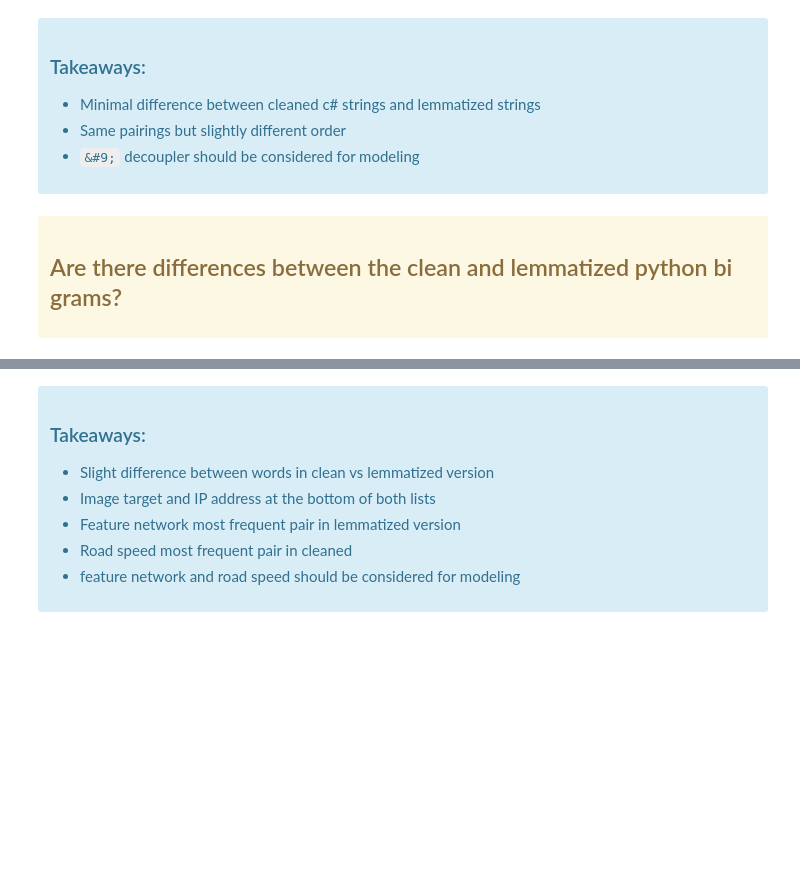
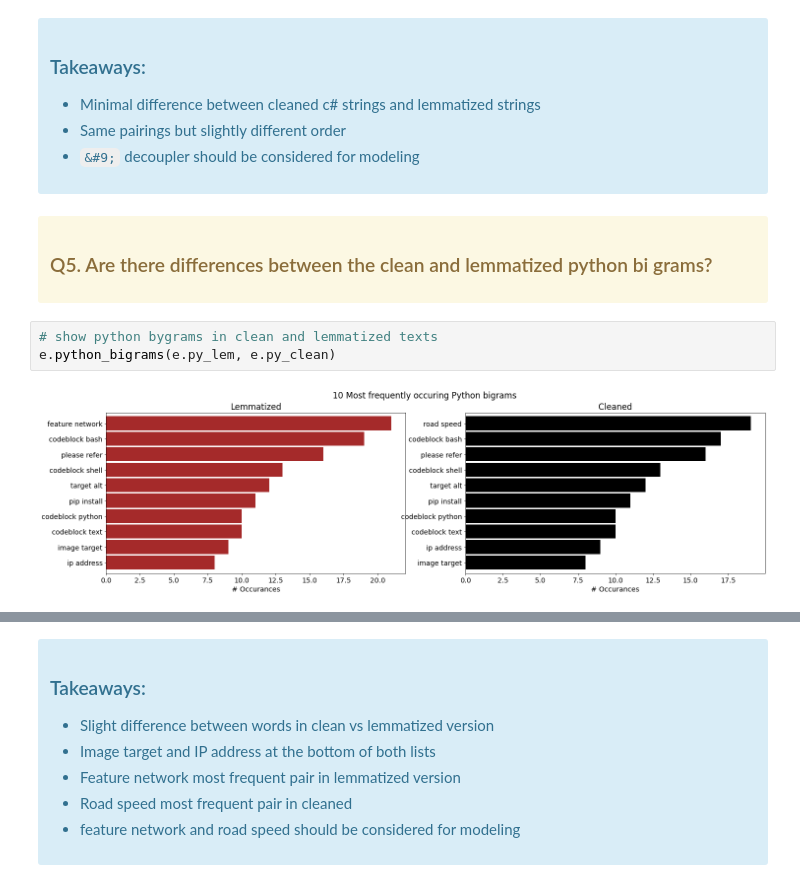
Before and after one commit to Codeup-Mirzakhani-Group1-NLP-Project/Codeup-Mirzakhani-GitHub-Scrape-NLP-Project, a Jupyter notebook: Final_Notebook_Draft.ipynb, the cells around one changed output, grey strips where cells are left out. Cells and saved outputs as stored; diff of their text form; blank space fills up the shorter version.

```diff
--- a/Final_Notebook_Draft.ipynb
+++ b/Final_Notebook_Draft.ipynb
@@ -148,7 +156,12 @@ e.csharp_bigrams_clean(e.cs_lem)
 # %% [markdown]
 <div class="alert alert-warning">
 
-## Are there differences between the clean and lemmatized python bi grams?
+### Q5. Are there differences between the clean and lemmatized python bi grams?
+# %%
+# show python bygrams in clean and lemmatized texts
+e.python_bigrams(e.py_lem, e.py_clean)
+# %% [output]
+[figure, added]
 # %%
 # 10 most commont bi grams for lemmatized python strings
 e.python_bigram_lem(e.py_lem)
```
Also changed, not shown: parts of 64 cells of this notebook.
